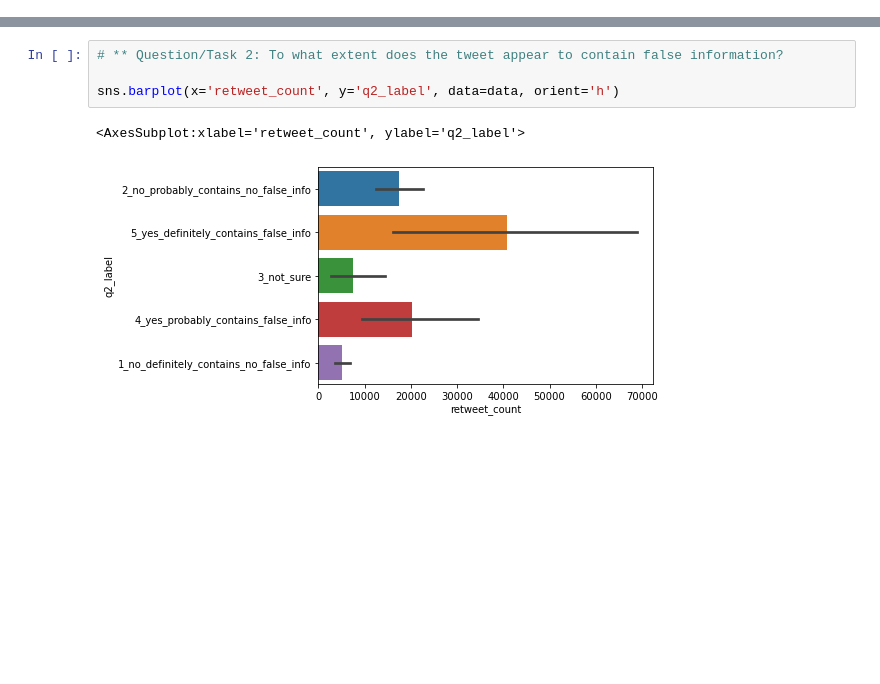
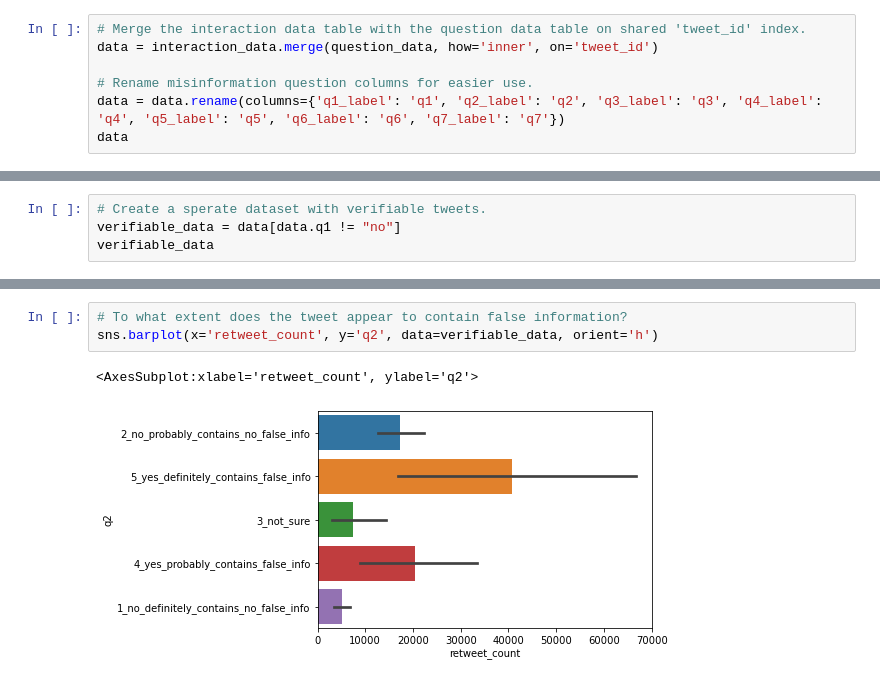
Before and after one commit to cmf9595/Data-Curation, a Jupyter notebook: Project Milestone.ipynb, the cells around one changed output, grey strips where cells are left out. Drawn from its saved outputs; the diff is of its cells as text; blank space fills up the shorter version.

```diff
--- a/Project Milestone.ipynb
+++ b/Project Milestone.ipynb
@@ -97,0 +92,7 @@ data
+# %%
+# Merge the interaction data table with the question data table on shared 'tweet_id' index.
+data = interaction_data.merge(question_data, how='inner', on='tweet_id')
+
+# Rename misinformation question columns for easier use.
+data = data.rename(columns={'q1_label': 'q1', 'q2_label': 'q2', 'q3_label': 'q3', 'q4_label': 'q4', 'q5_label': 'q5', 'q6_label': 'q6', 'q7_label': 'q7'})
+data
@@ -111,0 +136,4 @@ favorite_average
+# %%
+# Create a sperate dataset with verifiable tweets.
+verifiable_data = data[data.q1 != "no"]
+verifiable_data
@@ -112,7 +154,6 @@ favorite_average
 # %%
-# ** Question/Task 2: To what extent does the tweet appear to contain false information?
-
-sns.barplot(x='retweet_count', y='q2_label', data=data, orient='h')
+# To what extent does the tweet appear to contain false information?
+sns.barplot(x='retweet_count', y='q2', data=verifiable_data, orient='h')
 # %% [output]
-<AxesSubplot:xlabel='retweet_count', ylabel='q2_label'>
+<AxesSubplot:xlabel='retweet_count', ylabel='q2'>
-[figure, old version]
+[figure, new version]
```
Also changed, not shown: parts of 17 cells of this notebook.
